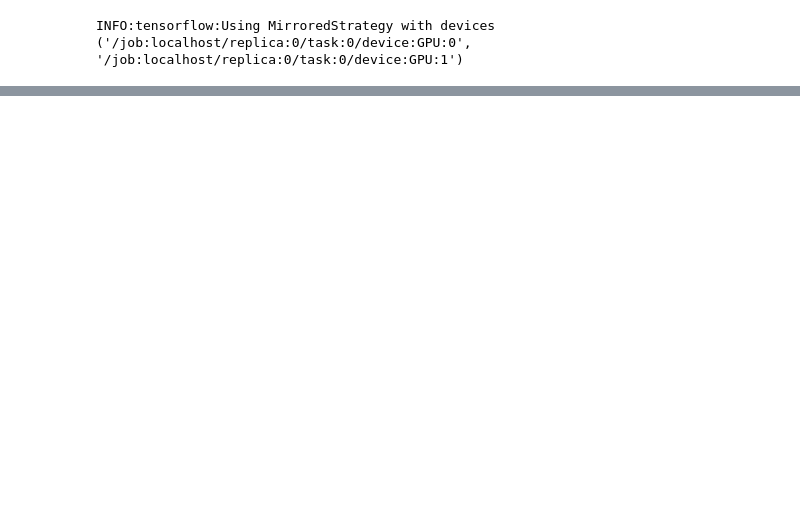
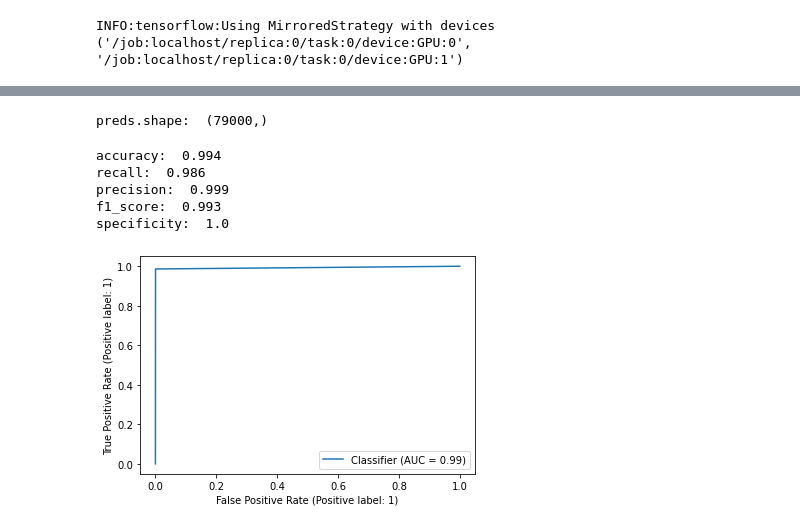
Before and after one commit to kwoncy2020/dysarthria_stroke_auto_detection, a Jupyter notebook: dysarthria_model_evaluation.ipynb, the cells around one changed output, grey strips where cells are left out. Saved outputs shown, nothing was run; the diff lists cells and outputs as text; code cells hidden in the pictures; blank space fills up the shorter version.

```diff
--- a/dysarthria_model_evaluation.ipynb
+++ b/dysarthria_model_evaluation.ipynb
@@ -148,0 +142,27 @@ specificity:  0.9461801660309626
+# %%
+train_ci_ids = ["HM0001", "HM0002", "HS0003", "HS0004", "HS0005", "HS0006", "HS0011"]
+
+train_hi_ids = ["HL0052", "HL0074", "HL0028", "HL0150", "HL0039", "HL0019", "HL0029"]
+
+train_ci_with_y = loads_npy_with_y("CI",train_ci_ids,1)
+
+train_hi_with_y = loads_npy_with_y("HI",train_hi_ids,0)
+
+train_X_with_Y = np.concatenate([train_ci_with_y, train_hi_with_y], axis=0)
+np.random.shuffle(train_X_with_Y)
+
+train_X = train_X_with_Y[:,:-1]
+train_Y = train_X_with_Y[:, -1]
+# %%
+preds = model_predict(model, train_X)
+# %% [output]
+preds.shape:  (79000,)
+# %%
+print_results(train_Y, preds)
+# %% [output]
+accuracy:  0.994
+recall:  0.986
+precision:  0.999
+f1_score:  0.993
+specificity:  1.0
+[figure, added]
```
Also changed, not shown: parts of 7 cells of this notebook, 1 other file.
